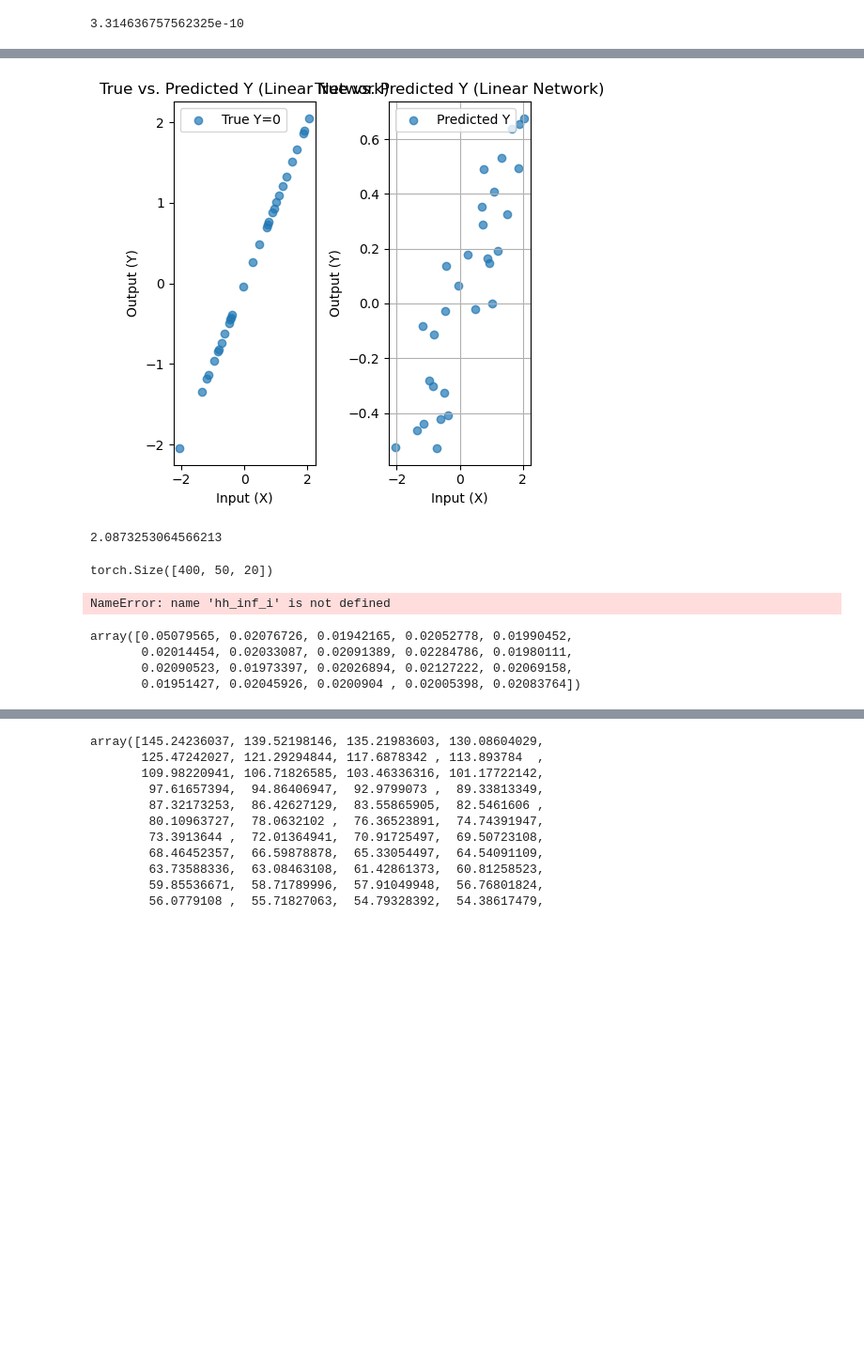
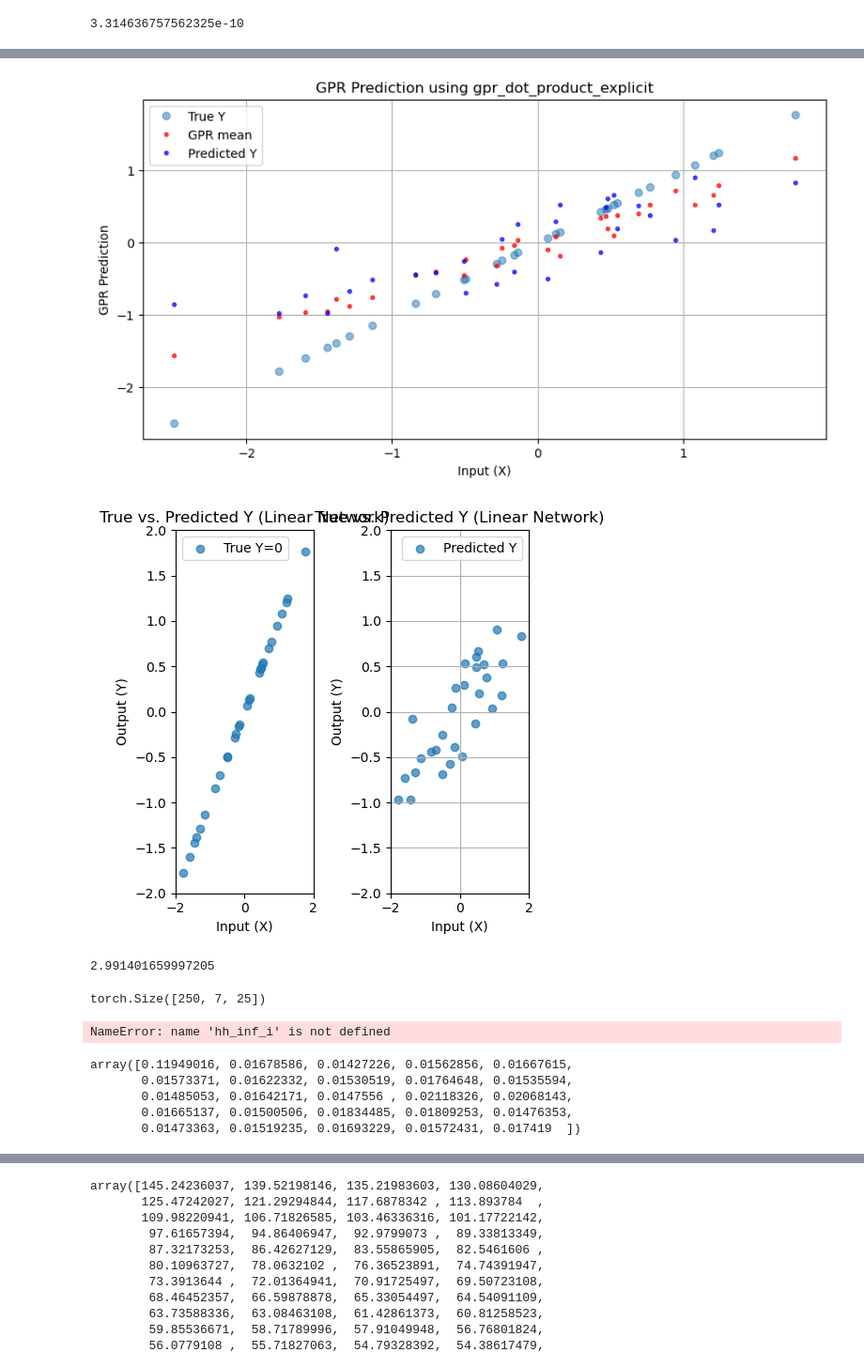
Before and after one commit to theideasmith/FCNX-Ensembling, a Jupyter notebook: scripts/Erf Analysis_GP.ipynb, the cells around one changed output, grey strips where cells are left out. Shown at 94% size. Saved outputs shown, nothing was run; the diff lists cells and outputs as text; code cells hidden in the pictures; blank space fills up the shorter version.

```diff
--- a/scripts/Erf Analysis_GP.ipynb
+++ b/scripts/Erf Analysis_GP.ipynb
@@ -12,8 +12,8 @@ from FCN3Network import FCN3NetworkEnsembleErf
 device = 'cuda:1'
 
 # 2. Generate Data
-input_size = 20
-hidden_size = 400
+input_size = 25
+hidden_size = 250
 output_size = 1
 num_samples = 30
 epochs = 8_000_000 # You might increase this with a decaying LR
@@ -23,7 +23,7 @@ t = 2 * k # Temperature for Langevin (currently unused in pure GD, but defined)
 
 # --- Learning Rate Schedule Parameters ---
 import math as mt
-ens = 50
+ens = 7
 T = 800_000
 lrA = 1e-8 / num_samples
 lrB = (1.0 / 3) * lrA / num_samples
@@ -59,3 +59,5 @@ model = FCN3NetworkEnsembleErf(input_size, hidden_size, hidden_size,
                                  weight_initialization_variance=(1/input_size, 1.0/hidden_size, 1.0/(hidden_size**2))).to(device)
 
 file = '/home/akiva/exp/fcn3erf/erf_P_30_D_20_N_400_epochs_8000000_lrA_3.33e-08_time_20250901_194119'
+file = '/home/akiva/exp/fcn3erf/erf_P_30_D_25_N_250_epochs_100000000_lrA_3.33e-08_time_20250907_112034/'
+file = '/home/akiva/exp/fcn3erf/erf_P_30_D_25_N_250_epochs_250000000_lrA_1.11e-07_time_20250922_144935'
@@ -130,4 +162,6 @@ pred = model(X).cpu().detach()
 # %%
+pred = model(X).cpu().detach()
+
 # 4. Visualize Results
 model.eval() # Set model to evaluation mode
 with torch.no_grad():
@@ -135,47 +169,74 @@ with torch.no_grad():
 
 # plt.figure(figsize=(10, 5))
 # plt.subplot(1, 3, 1)
 # plt.plot(losses)
 # plt.title('Loss over Epochs (Linear Network)')
 # plt.xlabel('Epoch')
-# plt.ylabel('MSE Loss')
+from GPKit import gpr_dot_product_explicit
+
+# Compute the GPR prediction using the explicit dot product method
+# X: (P, d), Y: (P, 1), pred: (P, 1, ens) or (P, ens)
+# We'll use the training data for demonstration; for true GPR, use test points
+X_np = X.cpu().detach().numpy()
+Y_np = Y.cpu().detach().numpy().reshape(-1)
+sigma_n = k  # data noise parameter, from training script
+
+# Compute GPR mean and variance at training points
+gpr_mean = gpr_dot_product_explicit(X, Y, X, 1.0).cpu().detach()
+
+plt.figure(figsize=(10, 5))
+plt.plot(X_np[:,0], Y_np, 'o', label='True Y', alpha=0.5)
+plt.plot(X_np[:,0], gpr_mean, 'r.', label='GPR mean', alpha=0.7)
+plt.plot(X[:,0].cpu().detach().numpy(), predicted_Y, 'b.',label='Predicted Y', alpha=0.7)
+
+plt.xlabel('Input (X)')
+plt.ylabel('GPR Prediction')
+plt.title('GPR Prediction using gpr_dot_product_explicit')
+plt.legend()
+plt.grid(True)
+plt.show()
 
 plt.subplot(1, 3, 2)
 plt.scatter(X[:,0].cpu().detach().numpy(), Y.cpu().detach().numpy(), label='True Y=0', alpha=0.7)
 plt.title('True vs. Predicted Y (Linear Network)')
 plt.xlabel('Input (X)')
 plt.ylabel('Output (Y)')
+plt.ylim(-2,2)
+plt.xlim(-2,2)
 plt.legend()
 
 plt.subplot(1, 3, 3)
 plt.scatter(X[:,0].cpu().detach().numpy(), predicted_Y, label='Predicted Y', alpha=0.7)
 plt.title('True vs. Predicted Y (Linear Network)')
 plt.xlabel('Input (X)')
 plt.ylabel('Output (Y)')
+plt.ylim(-2,2)
+plt.xlim(-2,2)
 plt.legend()
 
 plt.grid(True)
 plt.tight_layout()
 plt.show()
 
 # print("\nModel learned parameters (Linear Network with Langevin Dynamics):")
 # for name, param in model.named_parameters():
 #     if param.requires_grad:
 #         print(f"{name}: {param.data.numpy()}")
 # %% [output]
-[figure, old version]
+[figure, new version]
+[figure, added]
 # %%
 y_tru = X[:,0].detach().cpu().numpy()
 np.var((predicted_Y-y_tru)**2)
 # %% [output]
-2.0873253064566213
+2.991401659997205
 # %%
 P_inf = 5000
 X_inf = torch.randn((P_inf, input_size), dtype=torch.float64, device=device)
 Y_inf = X_inf
 lH, lHstd = model.H_eig(X_inf, Y_inf, std = True)
 # %% [output]
-torch.Size([400, 50, 20])
+torch.Size([250, 7, 25])
 # %%
 hh_inf_i.shape
 # %% [output]
@@ -204,10 +265,11 @@ lsT = Ls/norm
 lsT = lsT.detach().cpu().numpy()
 lsT
 # %% [output]
-array([0.05079565, 0.02076726, 0.01942165, 0.02052778, 0.01990452,
-       0.02014454, 0.02033087, 0.02091389, 0.02284786, 0.01980111,
-       0.02090523, 0.01973397, 0.02026894, 0.02127222, 0.02069158,
-       0.01951427, 0.02045926, 0.0200904 , 0.02005398, 0.02083764])
+array([0.11949016, 0.01678586, 0.01427226, 0.01562856, 0.01667615,
+       0.01573371, 0.01622332, 0.01530519, 0.01764648, 0.01535594,
+       0.01485053, 0.01642171, 0.0147556 , 0.02118326, 0.02068143,
+       0.01665137, 0.01500506, 0.01834485, 0.01809253, 0.01476353,
+       0.01473363, 0.01519235, 0.01693229, 0.01572431, 0.017419  ])
 # %%
 torch.std(lsT_i,axis=0)
 # %% [output]
```
Also changed, not shown: parts of 17 cells of this notebook, 5 other files.
